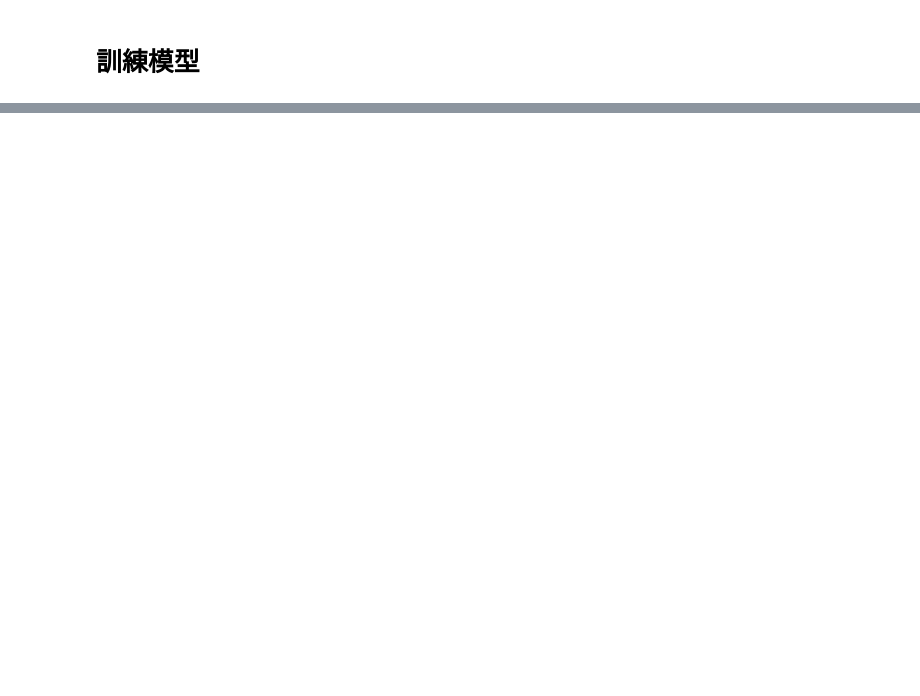
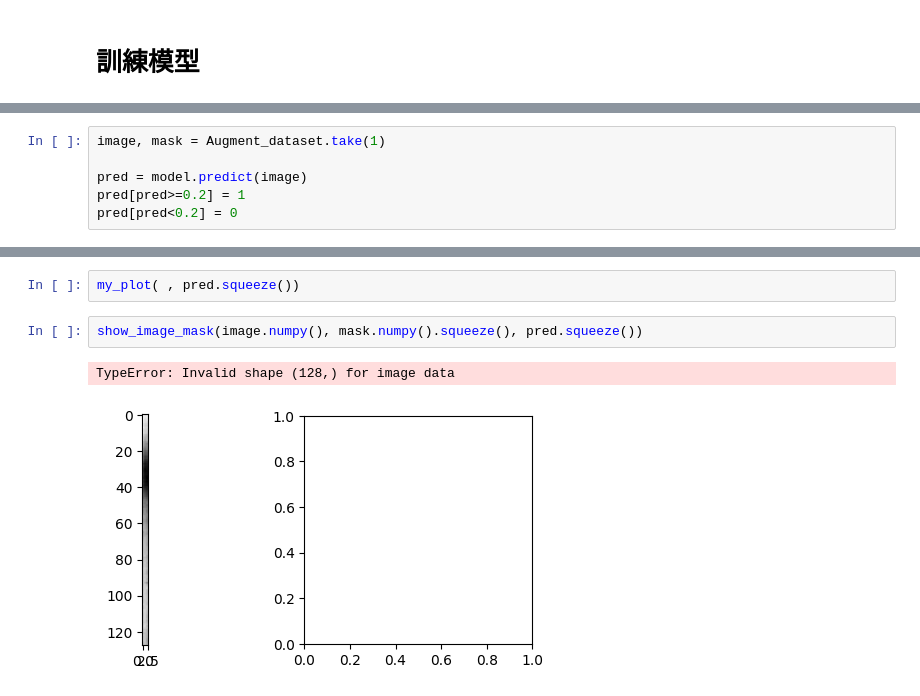
Before and after one commit to TA-aiacademy/course_3.0, a Jupyter notebook: 05_CVCNN/Part6_Segmentation_Detection/02_Train_UNet.ipynb, the cells around one changed output, grey strips where cells are left out. Drawn from its saved outputs; the diff is of its cells as text; blank space fills up the shorter version.

```diff
--- a/05_CVCNN/Part6_Segmentation_Detection/02_Train_UNet.ipynb
+++ b/05_CVCNN/Part6_Segmentation_Detection/02_Train_UNet.ipynb
@@ -285,0 +371,6 @@ NameError: name 'UNet' is not defined
+# %%
+image, mask = Augment_dataset.take(1)
+
+pred = model.predict(image)
+pred[pred>=0.2] = 1
+pred[pred<0.2] = 0
@@ -286,3 +392,10 @@ NameError: name 'UNet' is not defined
+# %%
+my_plot( , pred.squeeze())
+# %%
+show_image_mask(image.numpy(), mask.numpy().squeeze(), pred.squeeze())
+# %% [output]
+TypeError: Invalid shape (128,) for image data
+[figure, added]
 # %%
 for batch in dataset_train.take(1):
     for image, mask in zip(batch[0], batch[1]):
```
Also changed, not shown: parts of 23 cells of this notebook.
